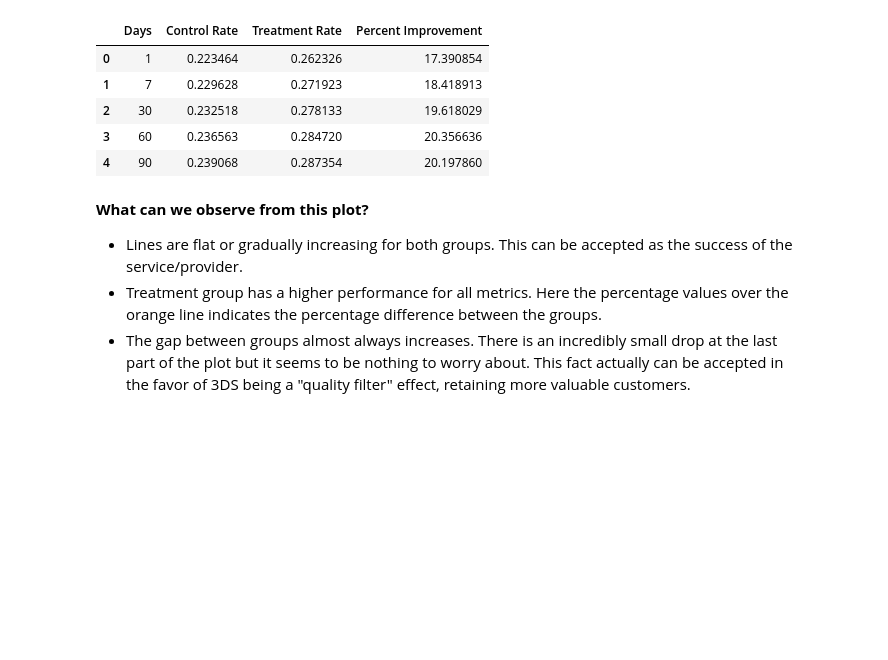
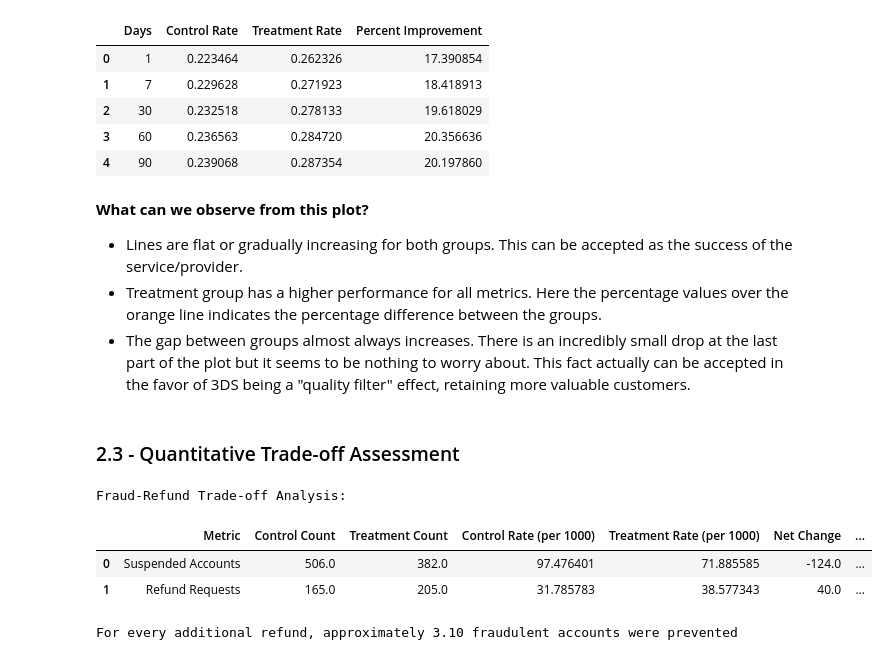
Before and after one commit to BoraDere/METU-Stat-Club-Datathon-25, a Jupyter notebook: BoraDere.ipynb, the cells around one changed output. Drawn from its saved outputs; the diff is of its cells as text; code cells hidden in the pictures; blank space fills up the shorter version.

```diff
--- a/BoraDere.ipynb
+++ b/BoraDere.ipynb
@@ -287,3 +287,50 @@ retention_data
 - Lines are flat or gradually increasing for both groups. This can be accepted as the success of the service/provider.
 - Treatment group has a higher performance for all metrics. Here the percentage values over the orange line indicates the percentage difference between the groups.
 - The gap between groups almost always increases. There is an incredibly small drop at the last part of the plot but it seems to be nothing to worry about. This fact actually can be accepted in the favor of 3DS being a "quality filter" effect, retaining more valuable customers.
+# %% [markdown]
+### 2.3 - Quantitative Trade-off Assessment
+# %%
+suspended_control = df_to_use.loc['suspended_user_counts', 'Control']
+suspended_treatment = df_to_use.loc['suspended_user_counts', 'Treatment']
+refund_control = df_to_use.loc['refund_users', 'Control']
+refund_treatment = df_to_use.loc['refund_users', 'Treatment']
+
+suspended_diff = suspended_treatment - suspended_control
+refund_diff = refund_treatment - refund_control
+
+# per 1000 user rates
+suspended_control_rate = (suspended_control / control_users) * 1000
+suspended_treatment_rate = (suspended_treatment / treatment_users) * 1000
+refund_control_rate = (refund_control / control_users) * 1000
+refund_treatment_rate = (refund_treatment / treatment_users) * 1000
+
+tradeoff_data = pd.DataFrame({
+    'Metric': ['Suspended Accounts', 'Refund Requests'],
+    'Control Count': [suspended_control, refund_control],
+    'Treatment Count': [suspended_treatment, refund_treatment],
+    'Control Rate (per 1000)': [suspended_control_rate, refund_control_rate],
+    'Treatment Rate (per 1000)': [suspended_treatment_rate, refund_treatment_rate],
+    'Net Change': [suspended_diff, refund_diff],
+    'Percent Change': [
+        ((suspended_treatment_rate - suspended_control_rate) / suspended_control_rate) * 100,
+        ((refund_treatment_rate - refund_control_rate) / refund_control_rate) * 100
+    ]
+})
+
+# fraud-refund ratio (how many fewer frauds per additional refund)
+if refund_diff > 0:
+    fraud_refund_ratio = abs(suspended_diff) / refund_diff
+    interpretation = f"For every additional refund, approximately {fraud_refund_ratio:.2f} fraudulent accounts were prevented"
+else:
+    fraud_refund_ratio = float('inf')
+    interpretation = "3DS reduced fraud without increasing refunds"
+
+print("Fraud-Refund Trade-off Analysis:")
+display(tradeoff_data)
+print(interpretation)
+# %% [output]
+Fraud-Refund Trade-off Analysis:
+|  | Metric | Control Count | Treatment Count | Control Rate (per 1000) | Treatment Rate (per 1000) | Net Change | ... |
+| 0 | Suspended Accounts | 506.0 | 382.0 | 97.476401 | 71.885585 | -124.0 | ... |
+| 1 | Refund Requests | 165.0 | 205.0 | 31.785783 | 38.577343 | 40.0 | ... |
+For every additional refund, approximately 3.10 fraudulent accounts were prevented
```
Also changed, not shown: parts of 8 cells of this notebook.
